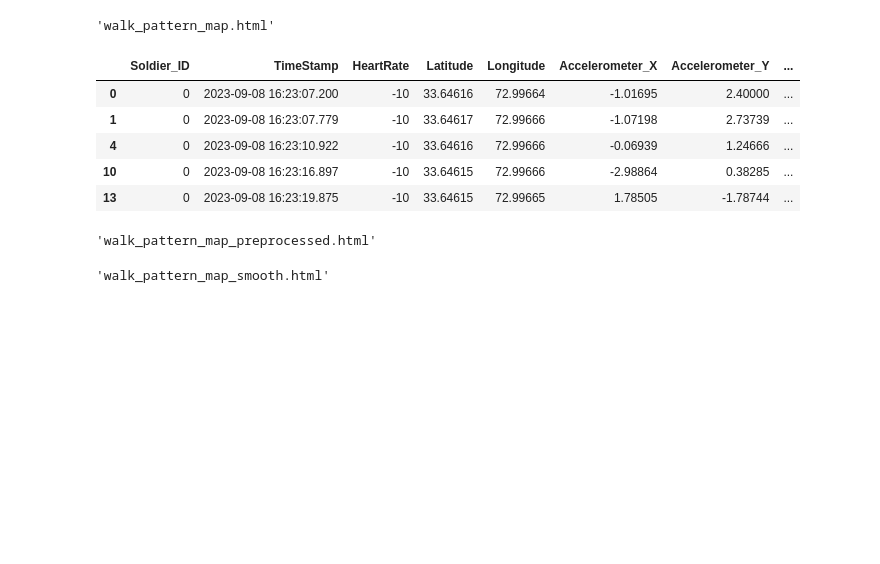
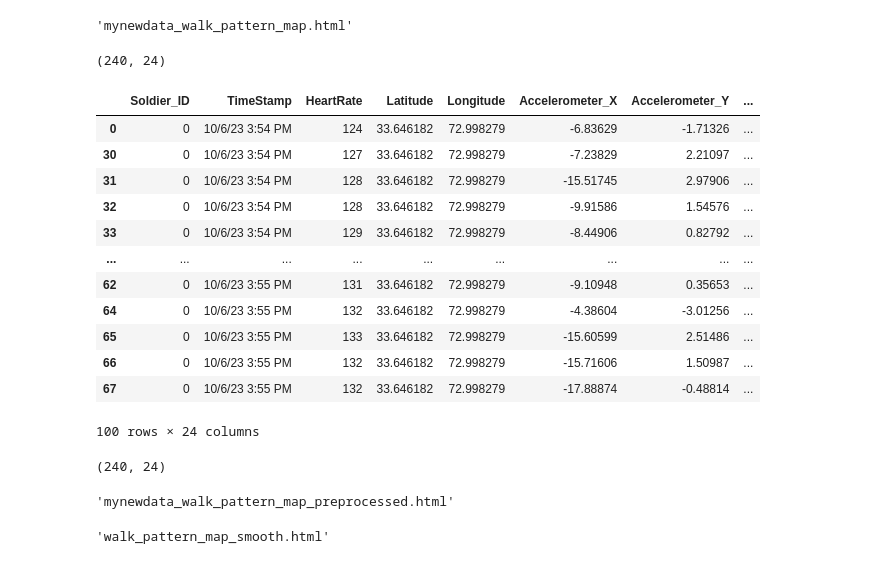
Before and after one commit to mehakrafiq/Walk_Patterns, a Jupyter notebook: Analysis.ipynb, the cells around one changed output. Cells and saved outputs as stored; diff of their text form; code cells hidden in the pictures; blank space fills up the shorter version.

Commit message:
New data test

```diff
--- a/Analysis.ipynb
+++ b/Analysis.ipynb
@@ -15,7 +15,7 @@ import warnings
 warnings.filterwarnings('ignore')
 # %%
 # Step 1: Load the data
-data = pd.read_csv('/Users/mehakrafiq/Library/CloudStorage/OneDrive-NationalUniversityofSciences&Technology/Rapidev/SmartFile.csv')
+data = pd.read_csv('mynewdata.csv')
 
 # Step 2: Sort the data by timestamp
 data.sort_values('TimeStamp', inplace=True)
@@ -29,38 +29,54 @@ for i in range(1, len(data)):
                      (data.iloc[i]['Latitude'], data.iloc[i]['Longitude'])], color='blue').add_to(m)
 
 # Save the map to an HTML file
-map_filepath = 'walk_pattern_map.html'
+map_filepath = 'mynewdata_walk_pattern_map.html'
 m.save(map_filepath)
 
 map_filepath
 # %% [output]
-'walk_pattern_map.html'
+'mynewdata_walk_pattern_map.html'
+# %%
+# shape of the data
+data.shape
+# %% [output]
+(240, 24)
 # %%
-
 # Step 1: Handle missing values by removing rows with NaN values in Latitude and Longitude columns
 data.dropna(subset=['Latitude', 'Longitude'], inplace=True)
 
 # Step 2: Remove rows with same Latitude and Longitude as the previous row
-data = data.loc[(data['Latitude'].shift() != data['Latitude']) | (data['Longitude'].shift() != data['Longitude'])]
+#data = data.loc[(data['Latitude'].shift() != data['Latitude']) | (data['Longitude'].shift() != data['Longitude'])]
 
 # Step 3: Remove random jumps by setting a threshold for the maximum allowable distance between consecutive points (e.g., 100 meters)
 max_distance_m = 100
 for i in range(1, len(data)):
     coord1 = (data.iloc[i-1]['Latitude'], data.iloc[i-1]['Longitude'])
     coord2 = (data.iloc[i]['Latitude'], data.iloc[i]['Longitude'])
     if geodesic(coord1, coord2).meters > max_distance_m:
         data.iloc[i, data.columns.get_loc('Latitude')] = data.iloc[i-1]['Latitude']
         data.iloc[i, data.columns.get_loc('Longitude')] = data.iloc[i-1]['Longitude']
 
 # Display the first few rows of the preprocessed data
-data.head()
+data.head(100)
 # %% [output]
 |  | Soldier_ID | TimeStamp | HeartRate | Latitude | Longitude | Accelerometer_X | Accelerometer_Y | ... |
-| 0 | 0 | 2023-09-08 16:23:07.200 | -10 | 33.64616 | 72.99664 | -1.01695 | 2.40000 | ... |
-| 1 | 0 | 2023-09-08 16:23:07.779 | -10 | 33.64617 | 72.99666 | -1.07198 | 2.73739 | ... |
-| 4 | 0 | 2023-09-08 16:23:10.922 | -10 | 33.64616 | 72.99666 | -0.06939 | 1.24666 | ... |
-| 10 | 0 | 2023-09-08 16:23:16.897 | -10 | 33.64615 | 72.99666 | -2.98864 | 0.38285 | ... |
-| 13 | 0 | 2023-09-08 16:23:19.875 | -10 | 33.64615 | 72.99665 | 1.78505 | -1.78744 | ... |
+| 0 | 0 | 10/6/23 3:54 PM | 124 | 33.646182 | 72.998279 | -6.83629 | -1.71326 | ... |
+| 30 | 0 | 10/6/23 3:54 PM | 127 | 33.646182 | 72.998279 | -7.23829 | 2.21097 | ... |
+| 31 | 0 | 10/6/23 3:54 PM | 128 | 33.646182 | 72.998279 | -15.51745 | 2.97906 | ... |
+| 32 | 0 | 10/6/23 3:54 PM | 128 | 33.646182 | 72.998279 | -9.91586 | 1.54576 | ... |
+| 33 | 0 | 10/6/23 3:54 PM | 129 | 33.646182 | 72.998279 | -8.44906 | 0.82792 | ... |
+| ... | ... | ... | ... | ... | ... | ... | ... | ... |
+| 62 | 0 | 10/6/23 3:55 PM | 131 | 33.646182 | 72.998279 | -9.10948 | 0.35653 | ... |
+| 64 | 0 | 10/6/23 3:55 PM | 132 | 33.646182 | 72.998279 | -4.38604 | -3.01256 | ... |
+| 65 | 0 | 10/6/23 3:55 PM | 133 | 33.646182 | 72.998279 | -15.60599 | 2.51486 | ... |
+| 66 | 0 | 10/6/23 3:55 PM | 132 | 33.646182 | 72.998279 | -15.71606 | 1.50987 | ... |
+| 67 | 0 | 10/6/23 3:55 PM | 132 | 33.646182 | 72.998279 | -17.88874 | -0.48814 | ... |
+100 rows × 24 columns
+# %%
+#shape of the data
+data.shape
+# %% [output]
+(240, 24)
 # %%
 # Create a map centered around the first coordinate of the preprocessed data
 m = folium.Map(location=[data.iloc[0]['Latitude'], data.iloc[0]['Longitude']], zoom_start=20)
@@ -71,12 +87,12 @@ for i in range(1, len(data)):
                      (data.iloc[i]['Latitude'], data.iloc[i]['Longitude'])], color='blue').add_to(m)
 
 # Save the map to an HTML file
-map_filepath = 'walk_pattern_map_preprocessed.html'
+map_filepath = 'mynewdata_walk_pattern_map_preprocessed.html'
 m.save(map_filepath)
 
 map_filepath
 # %% [output]
-'walk_pattern_map_preprocessed.html'
+'mynewdata_walk_pattern_map_preprocessed.html'
 # %%
 # Apply a moving average filter with a window size of 5 to the Latitude and Longitude columns to smooth the data
 window_size = 5
```
Also changed, not shown: 6 other files.
